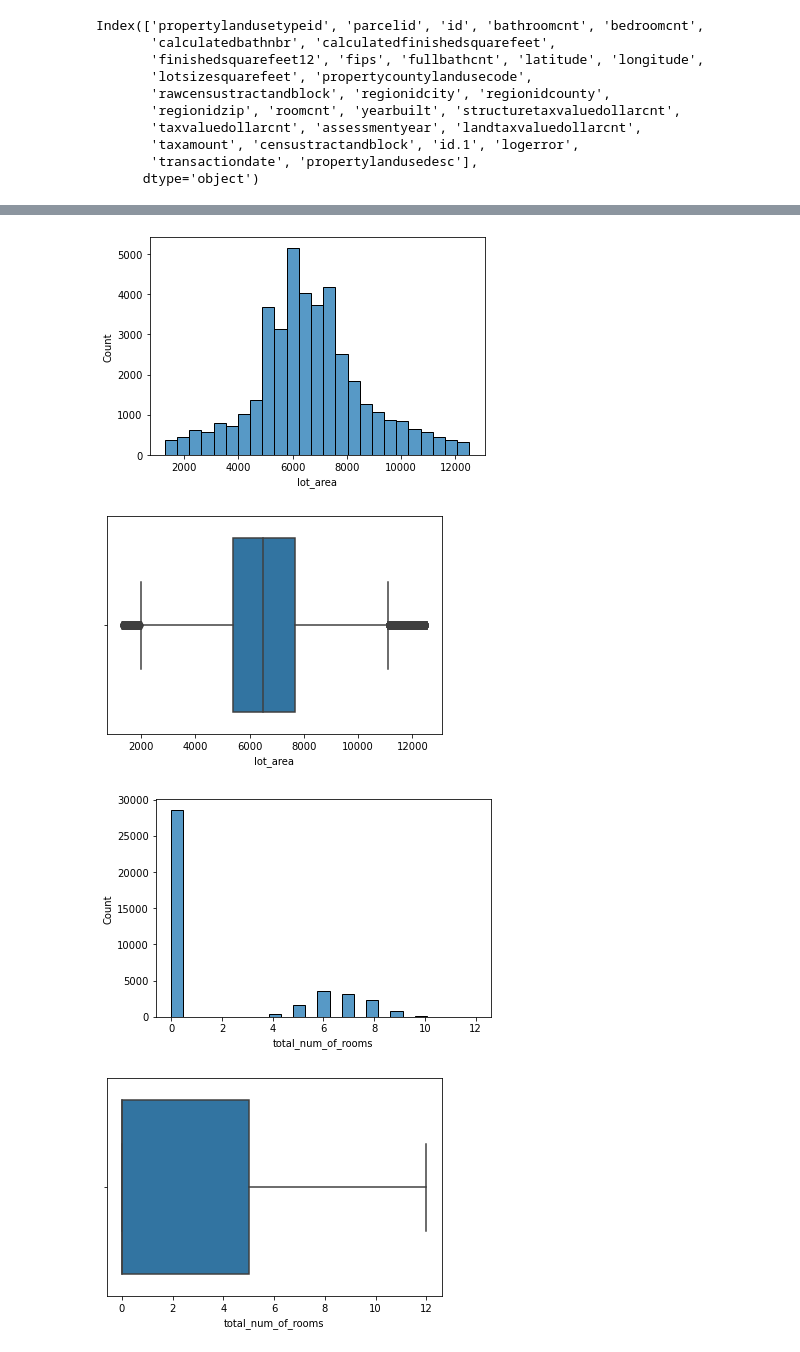
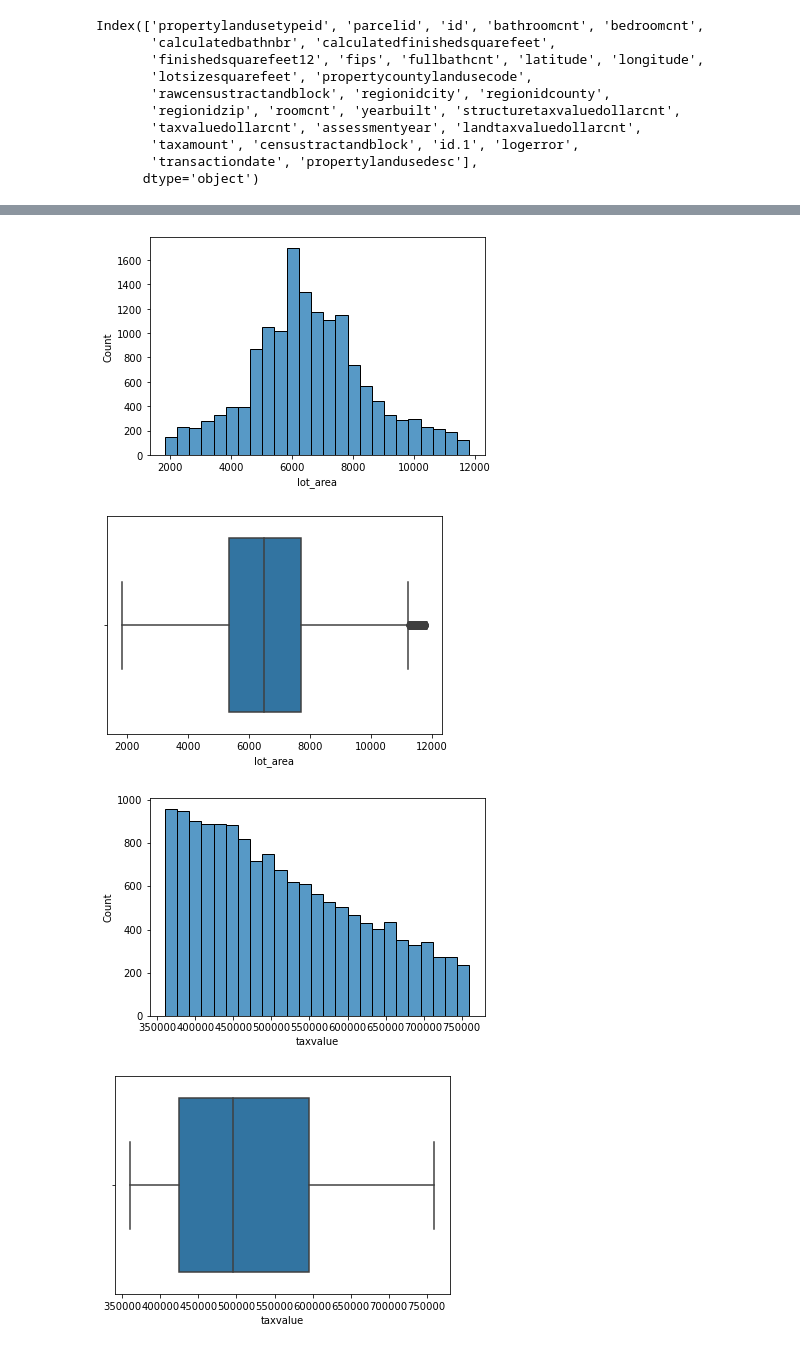
Before and after one commit to lainslie-18/zillow_regression_project, a Jupyter notebook: acquire_prepare.ipynb, the cells around one changed output, grey strips where cells are left out. Drawn from its saved outputs; the diff is of its cells as text; code cells hidden in the pictures.

```diff
--- a/acquire_prepare.ipynb
+++ b/acquire_prepare.ipynb
@@ -230 +253,5 @@ df.bedrooms.value_counts()
 Name: bedrooms, dtype: int64
+# %%
+# drop observations with less than two or more than five bedrooms since I will be focusing on the largest subset of our users
+df = df[(df.bedrooms > 1) & (df.bedrooms < 6)]
+df.shape
@@ -230,0 +260,3 @@ Name: bedrooms, dtype: int64
+# %%
+# remove outliers in other columns
+df = wrangle.remove_outliers(df,1.25,['bathrooms','area','lot_area','age'])
@@ -230,0 +268,4 @@ Name: bedrooms, dtype: int64
+# %%
+# drop observations with area less than 750
+df = df[df.area > 750]
+df.shape
@@ -296,4 +316,0 @@ Name: total_num_of_rooms, dtype: int64
-# %%
-# use a function to remove outliers
-df = wrangle.remove_outliers(df,1.5,['bedrooms','bathrooms','area','lot_area','taxvalue','age'])
-df.shape
@@ -315,7 +317,6 @@ df.describe().apply(lambda s: s.apply(lambda x: format(x, 'g')))
 # %%
 # check distribution of numerical columns
-num_cols = ['bedrooms', 'bathrooms', 'area','lot_area','total_num_of_rooms',
-            'taxvalue', 'age']
+num_cols = [col for col in df if col not in ['fips','yearbuilt']]
 for col in num_cols:
     sns.histplot(df[col], log_scale=[False,False], bins=25)
     plt.show()
@@ -331,4 +332,4 @@ for col in num_cols:
-[figure, old version]
+[figure, new version]
-[figure, old version]
+[figure, new version]
-[figure, old version]
+[figure, new version]
-[figure, old version]
+[figure, new version]
```
Also changed, not shown: parts of 42 cells of this notebook, 4 other files.
